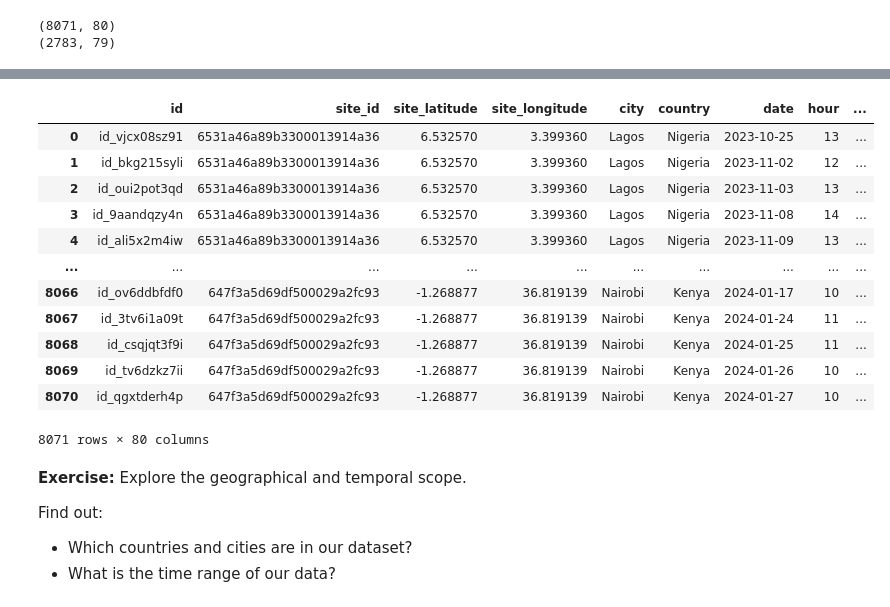
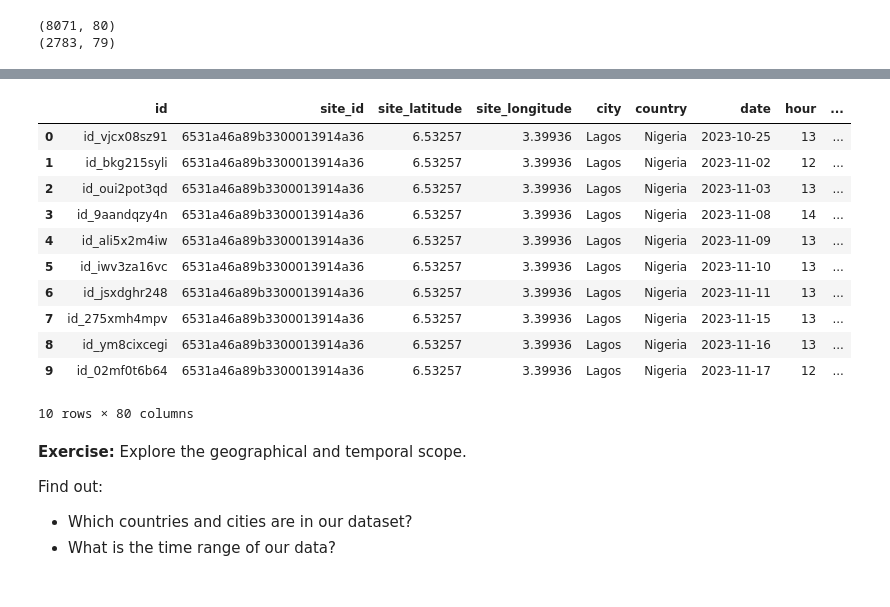
Before and after one commit to PierreAHignard/NLP-Spam-Detection, a Jupyter notebook: notebooks/air_quality_todo.ipynb, the cells around one changed output, grey strips where cells are left out. Drawn from its saved outputs; the diff is of its cells as text; code cells hidden in the pictures.

```diff
--- a/notebooks/air_quality_todo.ipynb
+++ b/notebooks/air_quality_todo.ipynb
@@ -94,21 +99,20 @@ memory usage: 1.7+ MB
 # %%
 # TODO Display the first few rows to understand the data structure
 
-train_DS
+train_DS.head(10)
 # %% [output]
 |  | id | site_id | site_latitude | site_longitude | city | country | date | hour | ... |
-| 0 | id_vjcx08sz91 | 6531a46a89b3300013914a36 | 6.532570 | 3.399360 | Lagos | Nigeria | 2023-10-25 | 13 | ... |
-| 1 | id_bkg215syli | 6531a46a89b3300013914a36 | 6.532570 | 3.399360 | Lagos | Nigeria | 2023-11-02 | 12 | ... |
-| 2 | id_oui2pot3qd | 6531a46a89b3300013914a36 | 6.532570 | 3.399360 | Lagos | Nigeria | 2023-11-03 | 13 | ... |
-| 3 | id_9aandqzy4n | 6531a46a89b3300013914a36 | 6.532570 | 3.399360 | Lagos | Nigeria | 2023-11-08 | 14 | ... |
-| 4 | id_ali5x2m4iw | 6531a46a89b3300013914a36 | 6.532570 | 3.399360 | Lagos | Nigeria | 2023-11-09 | 13 | ... |
-| ... | ... | ... | ... | ... | ... | ... | ... | ... | ... |
-| 8066 | id_ov6ddbfdf0 | 647f3a5d69df500029a2fc93 | -1.268877 | 36.819139 | Nairobi | Kenya | 2024-01-17 | 10 | ... |
-| 8067 | id_3tv6i1a09t | 647f3a5d69df500029a2fc93 | -1.268877 | 36.819139 | Nairobi | Kenya | 2024-01-24 | 11 | ... |
-| 8068 | id_csqjqt3f9i | 647f3a5d69df500029a2fc93 | -1.268877 | 36.819139 | Nairobi | Kenya | 2024-01-25 | 11 | ... |
-| 8069 | id_tv6dzkz7ii | 647f3a5d69df500029a2fc93 | -1.268877 | 36.819139 | Nairobi | Kenya | 2024-01-26 | 10 | ... |
-| 8070 | id_qgxtderh4p | 647f3a5d69df500029a2fc93 | -1.268877 | 36.819139 | Nairobi | Kenya | 2024-01-27 | 10 | ... |
+| 0 | id_vjcx08sz91 | 6531a46a89b3300013914a36 | 6.53257 | 3.39936 | Lagos | Nigeria | 2023-10-25 | 13 | ... |
+| 1 | id_bkg215syli | 6531a46a89b3300013914a36 | 6.53257 | 3.39936 | Lagos | Nigeria | 2023-11-02 | 12 | ... |
+| 2 | id_oui2pot3qd | 6531a46a89b3300013914a36 | 6.53257 | 3.39936 | Lagos | Nigeria | 2023-11-03 | 13 | ... |
+| 3 | id_9aandqzy4n | 6531a46a89b3300013914a36 | 6.53257 | 3.39936 | Lagos | Nigeria | 2023-11-08 | 14 | ... |
+| 4 | id_ali5x2m4iw | 6531a46a89b3300013914a36 | 6.53257 | 3.39936 | Lagos | Nigeria | 2023-11-09 | 13 | ... |
+| 5 | id_iwv3za16vc | 6531a46a89b3300013914a36 | 6.53257 | 3.39936 | Lagos | Nigeria | 2023-11-10 | 13 | ... |
+| 6 | id_jsxdghr248 | 6531a46a89b3300013914a36 | 6.53257 | 3.39936 | Lagos | Nigeria | 2023-11-11 | 13 | ... |
+| 7 | id_275xmh4mpv | 6531a46a89b3300013914a36 | 6.53257 | 3.39936 | Lagos | Nigeria | 2023-11-15 | 13 | ... |
+| 8 | id_ym8cixcegi | 6531a46a89b3300013914a36 | 6.53257 | 3.39936 | Lagos | Nigeria | 2023-11-16 | 13 | ... |
+| 9 | id_02mf0t6b64 | 6531a46a89b3300013914a36 | 6.53257 | 3.39936 | Lagos | Nigeria | 2023-11-17 | 12 | ... |
-8071 rows × 80 columns
+10 rows × 80 columns
 # %% [markdown]
 **Exercise:** Explore the geographical and temporal scope.
 
```
Also changed, not shown: parts of 19 cells of this notebook.
